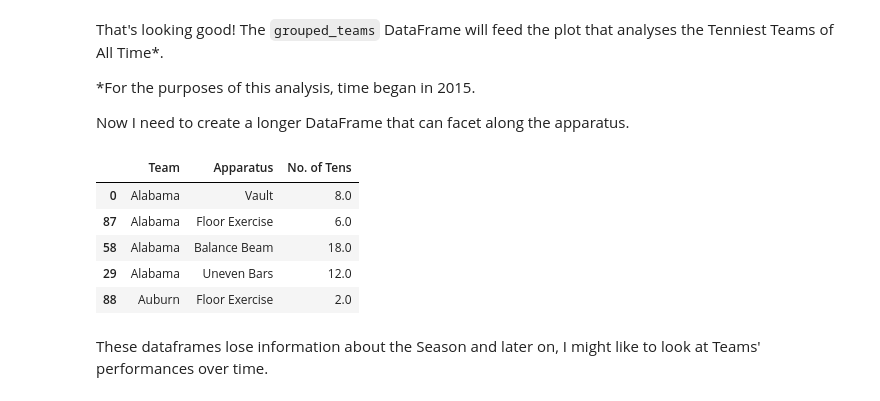
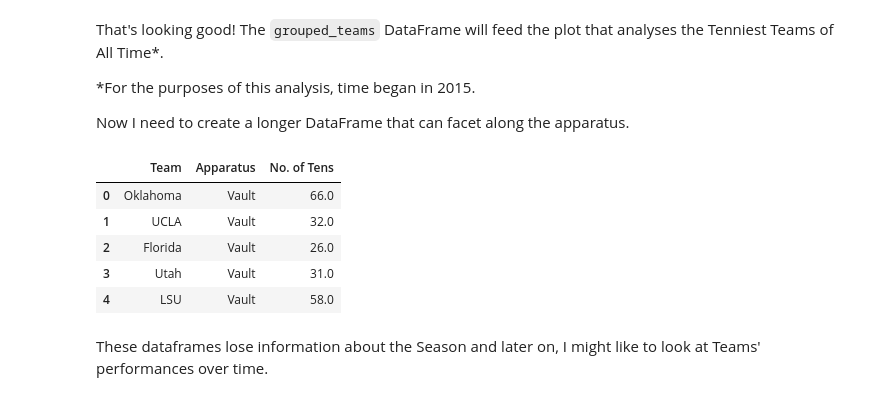
Before and after one commit to LSE-ME204/me204-2024-project-jesatuts2, a Jupyter notebook: notebooks/NB03-EDA-and-Dataviz.ipynb, the cells around one changed output. Cells and saved outputs as stored; diff of their text form; code cells hidden in the pictures.

Commit message:
fixed final viz from tenniest teams

```diff
--- a/notebooks/NB03-EDA-and-Dataviz.ipynb
+++ b/notebooks/NB03-EDA-and-Dataviz.ipynb
@@ -380,3 +381,9 @@ grouped_teams_df = grouped_teams_df.sort_values(by='Team', ascending=True)
 grouped_teams_df.shape
 # %% [output]
 (29, 6)
+# %%
+# Sort the grouped_teams df to put the team with the most overall 10s at the top
+grouped_teams_df = grouped_teams_df.sort_values(by='Total 10s', ascending=False).reset_index()
+
+#Preview the df
+grouped_teams_df.head()
@@ -389,19 +403,19 @@ Now I need to create a longer DataFrame that can facet along the apparatus.
 # %%
 # Melt the dataframe so that the values in the 'Vault' 'Uneven Bars' 'Balance Beam' and 'Floor Exercise' columns are all in a new column called 'Apparatus'
 tenniest_teams_per_apparatus = pd.melt(grouped_teams_df, id_vars=['Team'], value_vars=['Vault', 'Uneven Bars', 'Balance Beam', 'Floor Exercise'], var_name='Apparatus', value_name='No. of Tens')
 
 # Sort by team
-tenniest_teams_per_apparatus = tenniest_teams_per_apparatus.sort_values(by='Team', ascending=True)
+#tenniest_teams_per_apparatus = tenniest_teams_per_apparatus.sort_values(by='Team', ascending=True)
 
 # Preview the df
 tenniest_teams_per_apparatus.head()
 # %% [output]
 |  | Team | Apparatus | No. of Tens |
-| 0 | Alabama | Vault | 8.0 |
-| 87 | Alabama | Floor Exercise | 6.0 |
-| 58 | Alabama | Balance Beam | 18.0 |
-| 29 | Alabama | Uneven Bars | 12.0 |
-| 88 | Auburn | Floor Exercise | 2.0 |
+| 0 | Oklahoma | Vault | 66.0 |
+| 1 | UCLA | Vault | 32.0 |
+| 2 | Florida | Vault | 26.0 |
+| 3 | Utah | Vault | 31.0 |
+| 4 | LSU | Vault | 58.0 |
 # %% [markdown]
 These dataframes lose information about the Season and later on, I might like to look at Teams' performances over time.
 # %%
```
Also changed, not shown: parts of 10 cells of this notebook, 6 other files.
